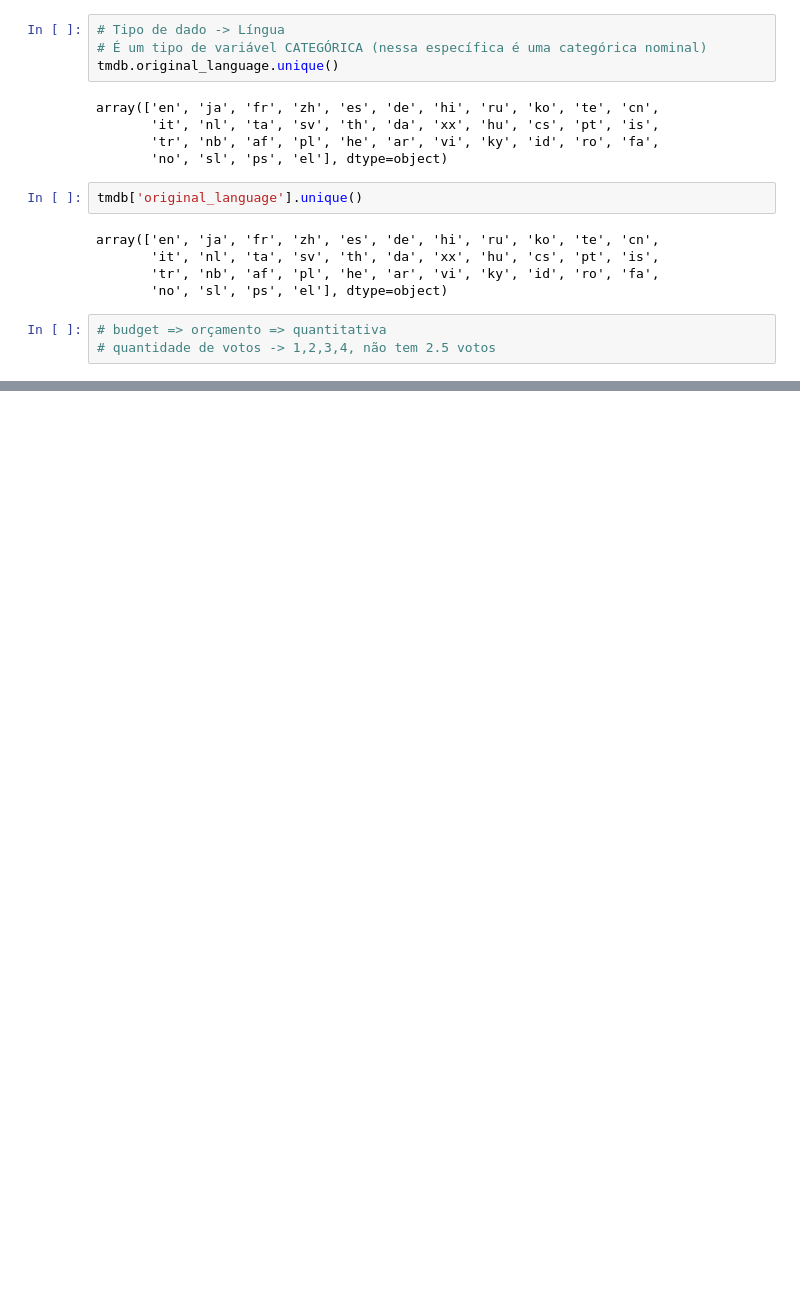
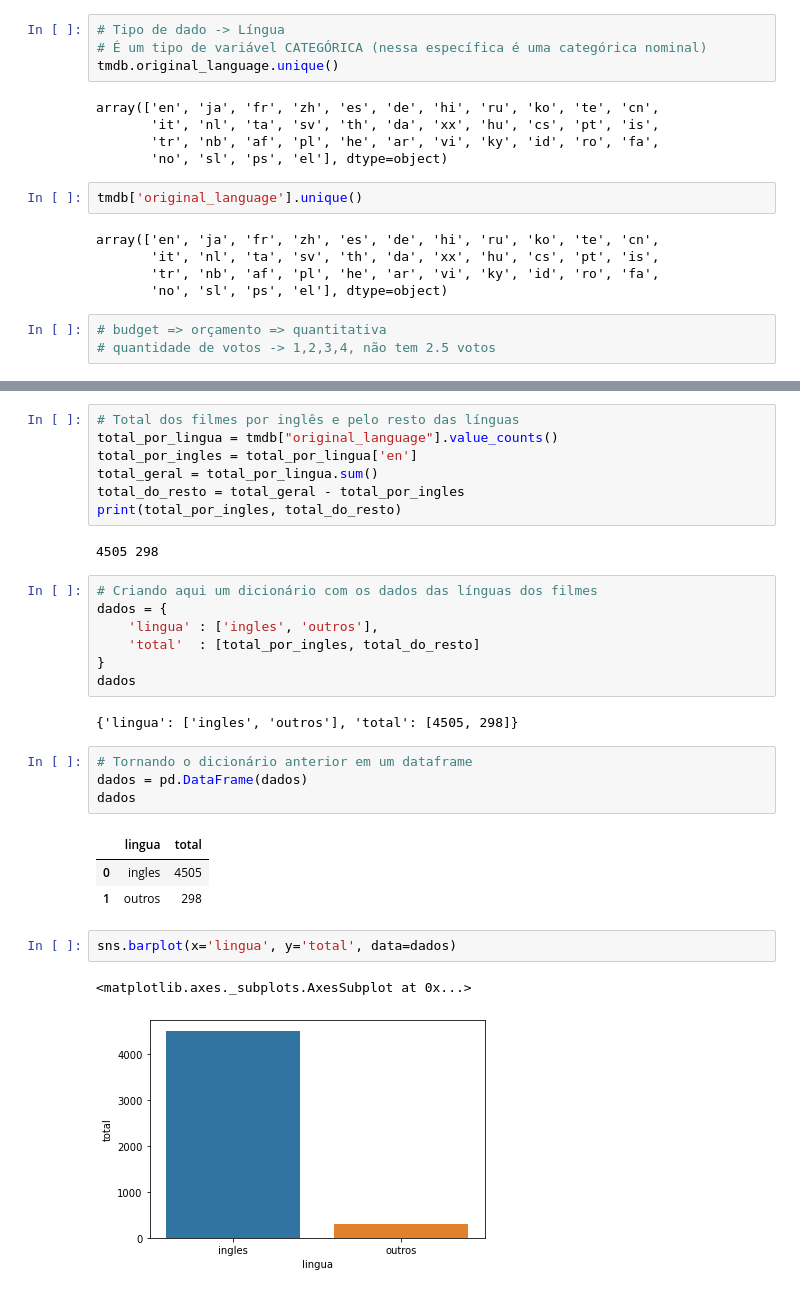
Before and after one commit to LuiMagno/DS_Notebooks, a Jupyter notebook: Alura Data Science/01 - Introdução a Data Science.ipynb, the cells around one changed output, grey strips where cells are left out. Saved outputs shown, nothing was run; the diff lists cells and outputs as text; blank space fills up the shorter version.

```diff
--- a/Alura Data Science/01 - Introdução a Data Science.ipynb
+++ b/Alura Data Science/01 - Introdução a Data Science.ipynb
@@ -319,0 +403,31 @@ O que é quantitativa.
+# %%
+# Total dos filmes por inglês e pelo resto das línguas
+total_por_lingua = tmdb["original_language"].value_counts()
+total_por_ingles = total_por_lingua['en']
+total_geral = total_por_lingua.sum()
+total_do_resto = total_geral - total_por_ingles
+print(total_por_ingles, total_do_resto)
+# %% [output]
+4505 298
+# %%
+# Criando aqui um dicionário com os dados das línguas dos filmes
+dados = {
+    'lingua' : ['ingles', 'outros'],
+    'total'  : [total_por_ingles, total_do_resto]
+}
+dados
+# %% [output]
+{'lingua': ['ingles', 'outros'], 'total': [4505, 298]}
+# %%
+# Tornando o dicionário anterior em um dataframe
+dados = pd.DataFrame(dados)
+dados
+# %% [output]
+|  | lingua | total |
+| 0 | ingles | 4505 |
+| 1 | outros | 298 |
+# %%
+sns.barplot(x='lingua', y='total', data=dados)
+# %% [output]
+<matplotlib.axes._subplots.AxesSubplot at 0x...>
+[figure, added]
```
Also changed, not shown: parts of 18 cells of this notebook.
